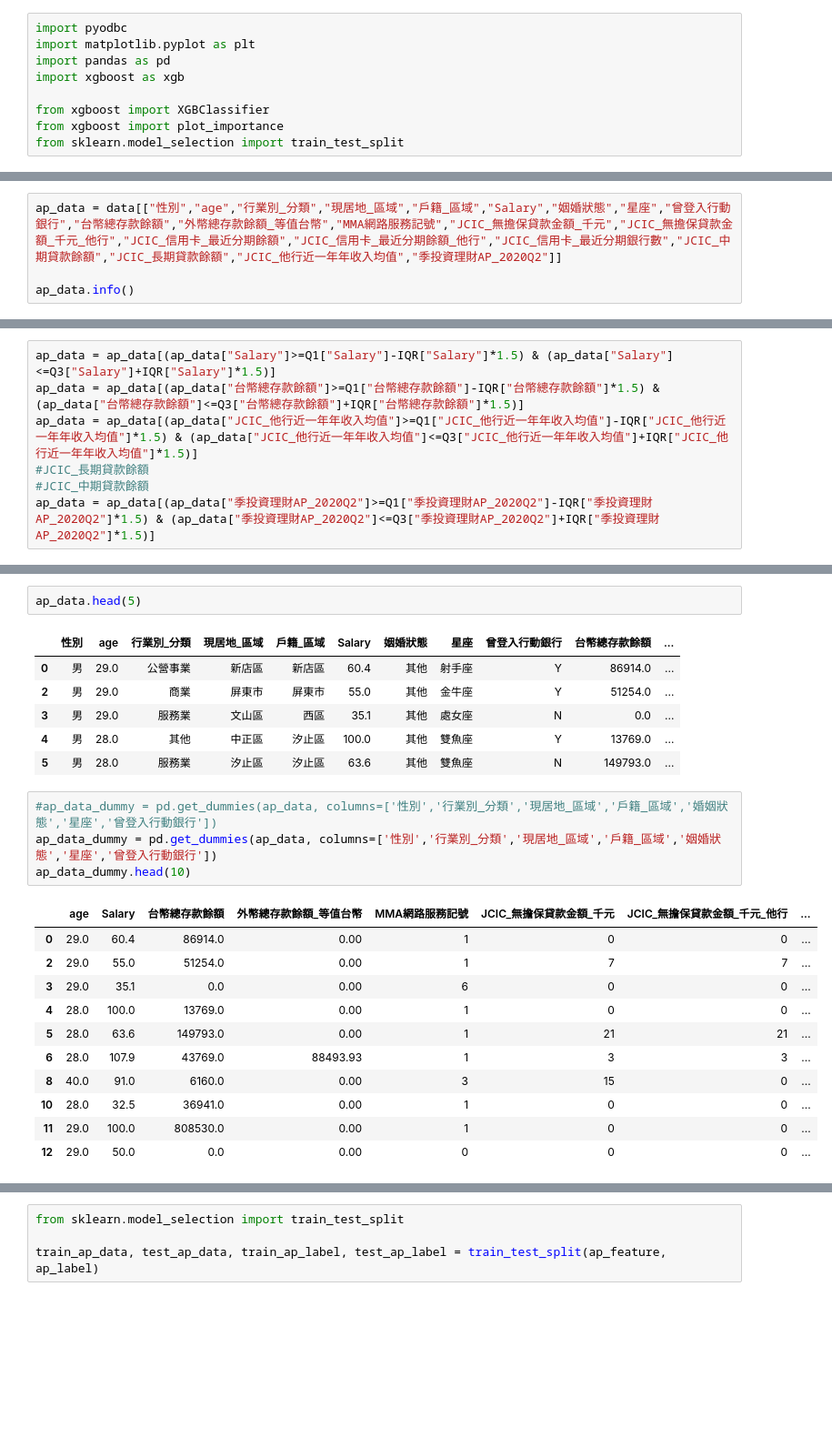
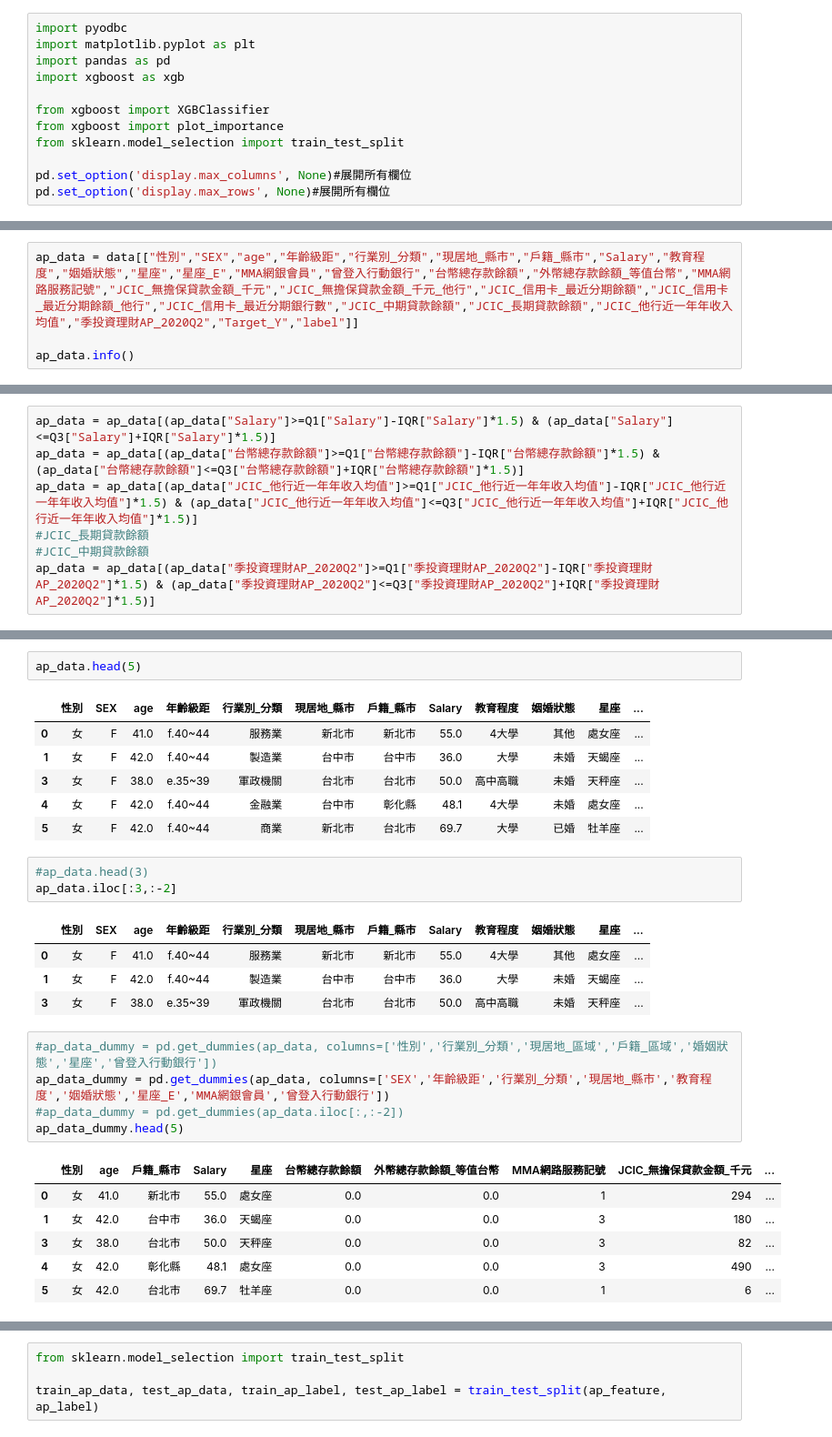
Before and after one commit to rvnkoiceygtq/Python, a Jupyter notebook: Machine_learning_regression_henry_A.ipynb, the cells around one changed output, grey strips where cells are left out. Shown: that part at 91% size. Drawn from its saved outputs; the diff is of its cells as text; blank space fills up the shorter version.

```diff
--- a/Machine_learning_regression_henry_A.ipynb
+++ b/Machine_learning_regression_henry_A.ipynb
@@ -13,6 +13,9 @@ import xgboost as xgb
 from xgboost import XGBClassifier
 from xgboost import plot_importance
 from sklearn.model_selection import train_test_split
+
+pd.set_option('display.max_columns', None)#展開所有欄位
+pd.set_option('display.max_rows', None)#展開所有欄位
 # %%
 cnxn = pyodbc.connect(driver='{SQL Server}', server='10.11.48.12', database='FZSRD_BD',
                trusted_connection='yes')
@@ -50,6 +50,6 @@ Index(['label', 'NEW_ID', 'UNINO', 'ID_NBR', 'ID_ERR', 'BUS', 'BIRTH', 'EDU',
       dtype='object')
 # %%
-ap_data = data[["性別","age","行業別_分類","現居地_區域","戶籍_區域","Salary","姻婚狀態","星座","曾登入行動銀行","台幣總存款餘額","外幣總存款餘額_等值台幣","MMA網路服務記號","JCIC_無擔保貸款金額_千元","JCIC_無擔保貸款金額_千元_他行","JCIC_信用卡_最近分期餘額","JCIC_信用卡_最近分期餘額_他行","JCIC_信用卡_最近分期銀行數","JCIC_中期貸款餘額","JCIC_長期貸款餘額","JCIC_他行近一年年收入均值","季投資理財AP_2020Q2"]]
+ap_data = data[["性別","SEX","age","年齡級距","行業別_分類","現居地_縣市","戶籍_縣市","Salary","教育程度","姻婚狀態","星座","星座_E","MMA網銀會員","曾登入行動銀行","台幣總存款餘額","外幣總存款餘額_等值台幣","MMA網路服務記號","JCIC_無擔保貸款金額_千元","JCIC_無擔保貸款金額_千元_他行","JCIC_信用卡_最近分期餘額","JCIC_信用卡_最近分期餘額_他行","JCIC_信用卡_最近分期銀行數","JCIC_中期貸款餘額","JCIC_長期貸款餘額","JCIC_他行近一年年收入均值","季投資理財AP_2020Q2","Target_Y","label"]]
 
 ap_data.info()
 # %% [output]
@@ -208,25 +210,29 @@ ap_data.describe().T
 # %%
 ap_data.head(5)
 # %% [output]
-|  | 性別 | age | 行業別_分類 | 現居地_區域 | 戶籍_區域 | Salary | 姻婚狀態 | 星座 | 曾登入行動銀行 | 台幣總存款餘額 | ... |
-| 0 | 男 | 29.0 | 公營事業 | 新店區 | 新店區 | 60.4 | 其他 | 射手座 | Y | 86914.0 | ... |
-| 2 | 男 | 29.0 | 商業 | 屏東市 | 屏東市 | 55.0 | 其他 | 金牛座 | Y | 51254.0 | ... |
-| 3 | 男 | 29.0 | 服務業 | 文山區 | 西區 | 35.1 | 其他 | 處女座 | N | 0.0 | ... |
-| 4 | 男 | 28.0 | 其他 | 中正區 | 汐止區 | 100.0 | 其他 | 雙魚座 | Y | 13769.0 | ... |
-| 5 | 男 | 28.0 | 服務業 | 汐止區 | 汐止區 | 63.6 | 其他 | 雙魚座 | N | 149793.0 | ... |
+|  | 性別 | SEX | age | 年齡級距 | 行業別_分類 | 現居地_縣市 | 戶籍_縣市 | Salary | 教育程度 | 姻婚狀態 | 星座 | ... |
+| 0 | 女 | F | 41.0 | f.40~44 | 服務業 | 新北市 | 新北市 | 55.0 | 4大學 | 其他 | 處女座 | ... |
+| 1 | 女 | F | 42.0 | f.40~44 | 製造業 | 台中市 | 台中市 | 36.0 | 大學 | 未婚 | 天蝎座 | ... |
+| 3 | 女 | F | 38.0 | e.35~39 | 軍政機關 | 台北市 | 台北市 | 50.0 | 高中高職 | 未婚 | 天秤座 | ... |
+| 4 | 女 | F | 42.0 | f.40~44 | 金融業 | 台中市 | 彰化縣 | 48.1 | 4大學 | 未婚 | 處女座 | ... |
+| 5 | 女 | F | 42.0 | f.40~44 | 商業 | 新北市 | 台北市 | 69.7 | 大學 | 已婚 | 牡羊座 | ... |
+# %%
+#ap_data.head(3)
+ap_data.iloc[:3,:-2]
+# %% [output]
+|  | 性別 | SEX | age | 年齡級距 | 行業別_分類 | 現居地_縣市 | 戶籍_縣市 | Salary | 教育程度 | 姻婚狀態 | 星座 | ... |
+| 0 | 女 | F | 41.0 | f.40~44 | 服務業 | 新北市 | 新北市 | 55.0 | 4大學 | 其他 | 處女座 | ... |
+| 1 | 女 | F | 42.0 | f.40~44 | 製造業 | 台中市 | 台中市 | 36.0 | 大學 | 未婚 | 天蝎座 | ... |
+| 3 | 女 | F | 38.0 | e.35~39 | 軍政機關 | 台北市 | 台北市 | 50.0 | 高中高職 | 未婚 | 天秤座 | ... |
 # %%
 #ap_data_dummy = pd.get_dummies(ap_data, columns=['性別','行業別_分類','現居地_區域','戶籍_區域','婚姻狀態','星座','曾登入行動銀行'])
-ap_data_dummy = pd.get_dummies(ap_data, columns=['性別','行業別_分類','現居地_區域','戶籍_區域','姻婚狀態','星座','曾登入行動銀行'])
-ap_data_dummy.head(10)
+ap_data_dummy = pd.get_dummies(ap_data, columns=['SEX','年齡級距','行業別_分類','現居地_縣市','教育程度','姻婚狀態','星座_E','MMA網銀會員','曾登入行動銀行'])
+#ap_data_dummy = pd.get_dummies(ap_data.iloc[:,:-2])
+ap_data_dummy.head(5)
 # %% [output]
-|  | age | Salary | 台幣總存款餘額 | 外幣總存款餘額_等值台幣 | MMA網路服務記號 | JCIC_無擔保貸款金額_千元 | JCIC_無擔保貸款金額_千元_他行 | ... |
-| 0 | 29.0 | 60.4 | 86914.0 | 0.00 | 1 | 0 | 0 | ... |
-| 2 | 29.0 | 55.0 | 51254.0 | 0.00 | 1 | 7 | 7 | ... |
-| 3 | 29.0 | 35.1 | 0.0 | 0.00 | 6 | 0 | 0 | ... |
-| 4 | 28.0 | 100.0 | 13769.0 | 0.00 | 1 | 0 | 0 | ... |
-| 5 | 28.0 | 63.6 | 149793.0 | 0.00 | 1 | 21 | 21 | ... |
-| 6 | 28.0 | 107.9 | 43769.0 | 88493.93 | 1 | 3 | 3 | ... |
-| 8 | 40.0 | 91.0 | 6160.0 | 0.00 | 3 | 15 | 0 | ... |
-| 10 | 28.0 | 32.5 | 36941.0 | 0.00 | 1 | 0 | 0 | ... |
-| 11 | 29.0 | 100.0 | 808530.0 | 0.00 | 1 | 0 | 0 | ... |
-| 12 | 29.0 | 50.0 | 0.0 | 0.00 | 0 | 0 | 0 | ... |
+|  | 性別 | age | 戶籍_縣市 | Salary | 星座 | 台幣總存款餘額 | 外幣總存款餘額_等值台幣 | MMA網路服務記號 | JCIC_無擔保貸款金額_千元 | ... |
+| 0 | 女 | 41.0 | 新北市 | 55.0 | 處女座 | 0.0 | 0.0 | 1 | 294 | ... |
+| 1 | 女 | 42.0 | 台中市 | 36.0 | 天蝎座 | 0.0 | 0.0 | 3 | 180 | ... |
+| 3 | 女 | 38.0 | 台北市 | 50.0 | 天秤座 | 0.0 | 0.0 | 3 | 82 | ... |
+| 4 | 女 | 42.0 | 彰化縣 | 48.1 | 處女座 | 0.0 | 0.0 | 3 | 490 | ... |
+| 5 | 女 | 42.0 | 台北市 | 69.7 | 牡羊座 | 0.0 | 0.0 | 1 | 6 | ... |
```
Also changed, not shown: parts of 36 cells of this notebook.
